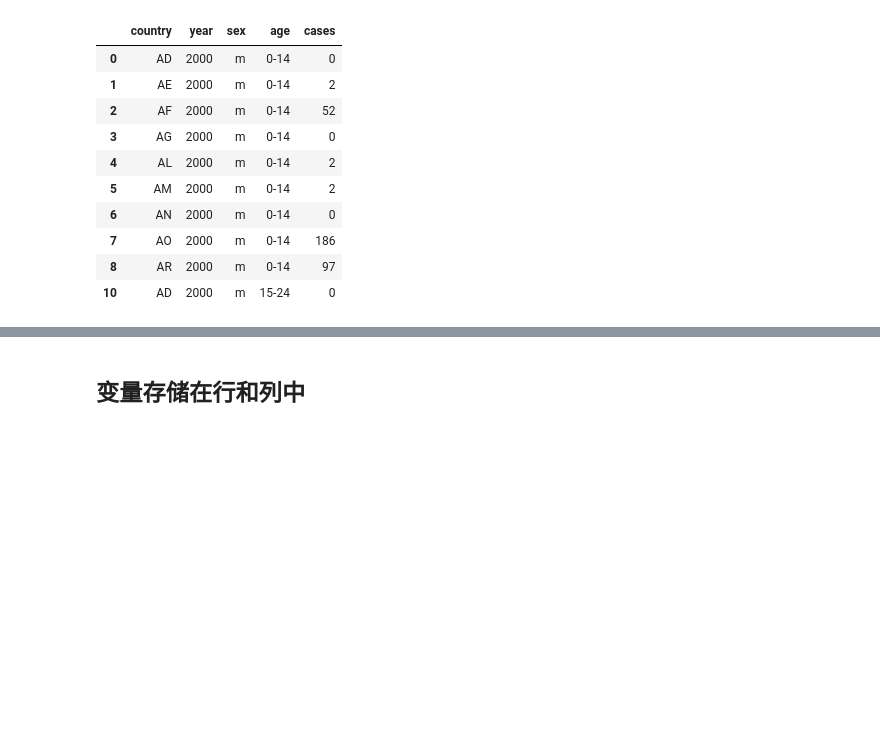
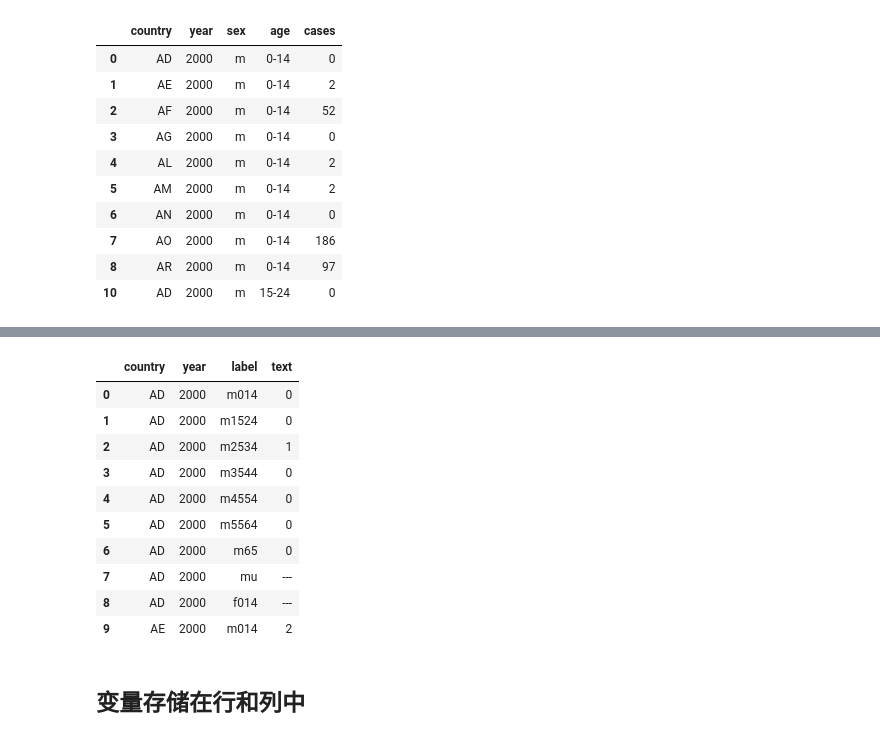
Before and after one commit to allenyllee/ML_exercise, a Jupyter notebook: Data_cleaning/欄名稱轉成變量值.ipynb, the cells around one changed output, grey strips where cells are left out. Drawn from its saved outputs; the diff is of its cells as text; code cells hidden in the pictures; blank space fills up the shorter version.

```diff
--- a/Data_cleaning/欄名稱轉成變量值.ipynb
+++ b/Data_cleaning/欄名稱轉成變量值.ipynb
@@ -152,0 +172,2 @@ df.head(10)
+# %%
+df2 = df2.stack()
@@ -152,0 +189,2 @@ df.head(10)
+# %%
+df2.index = df2.index.rename('label', level=2)
@@ -152,0 +206,2 @@ df.head(10)
+# %%
+df2.name = 'text'
@@ -153,3 +223,19 @@ df.head(10)
+# %%
+df2 = df2.reset_index()
+# %%
+df2.head(10)
+# %% [output]
+|  | country | year | label | text |
+| 0 | AD | 2000 | m014 | 0 |
+| 1 | AD | 2000 | m1524 | 0 |
+| 2 | AD | 2000 | m2534 | 1 |
+| 3 | AD | 2000 | m3544 | 0 |
+| 4 | AD | 2000 | m4554 | 0 |
+| 5 | AD | 2000 | m5564 | 0 |
+| 6 | AD | 2000 | m65 | 0 |
+| 7 | AD | 2000 | mu | --- |
+| 8 | AD | 2000 | f014 | --- |
+| 9 | AE | 2000 | m014 | 2 |
 # %% [markdown]
 ## 变量存储在行和列中
 # %% [markdown]
```
Also changed, not shown: parts of 16 cells of this notebook, 1 other file.
